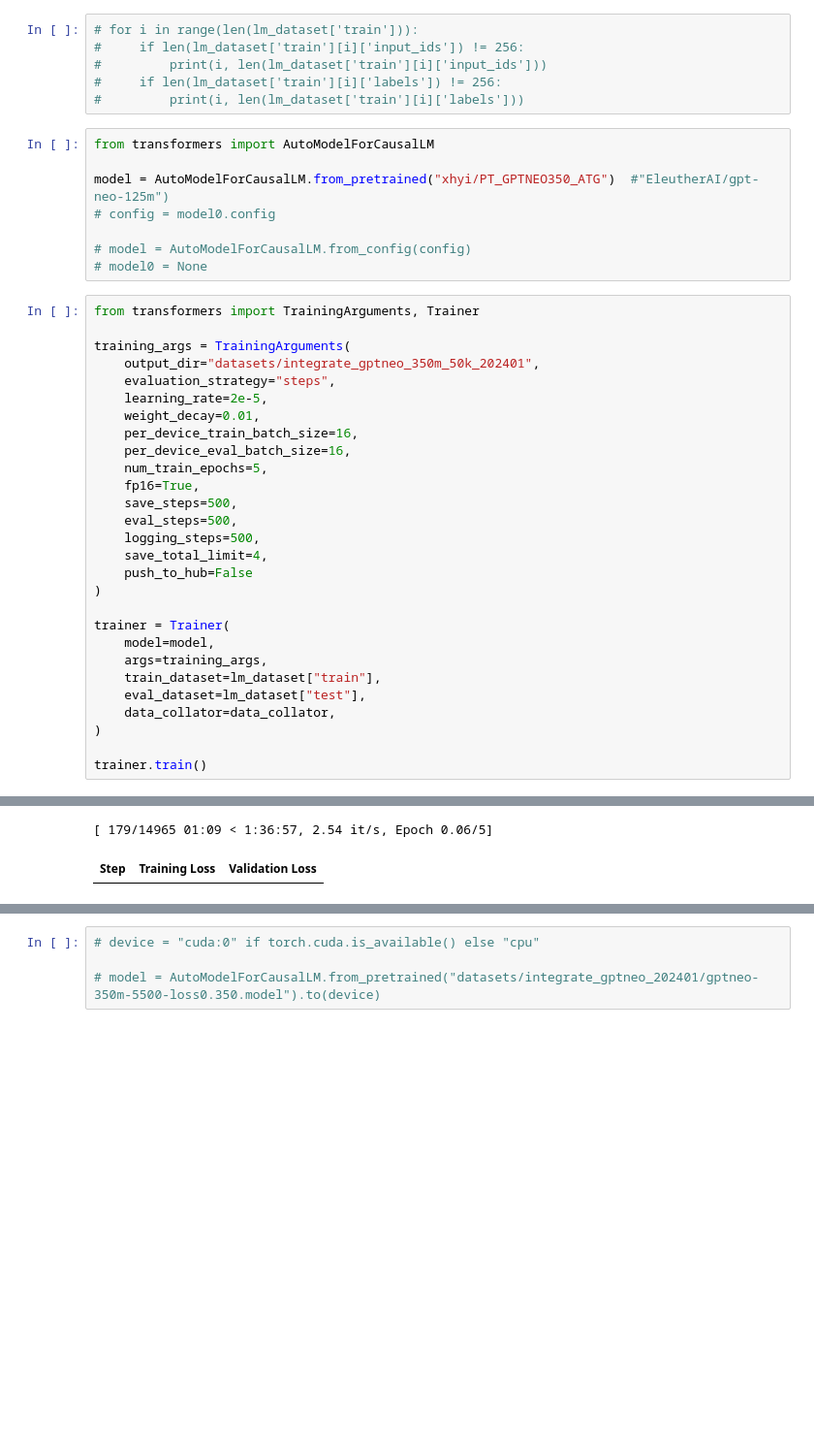
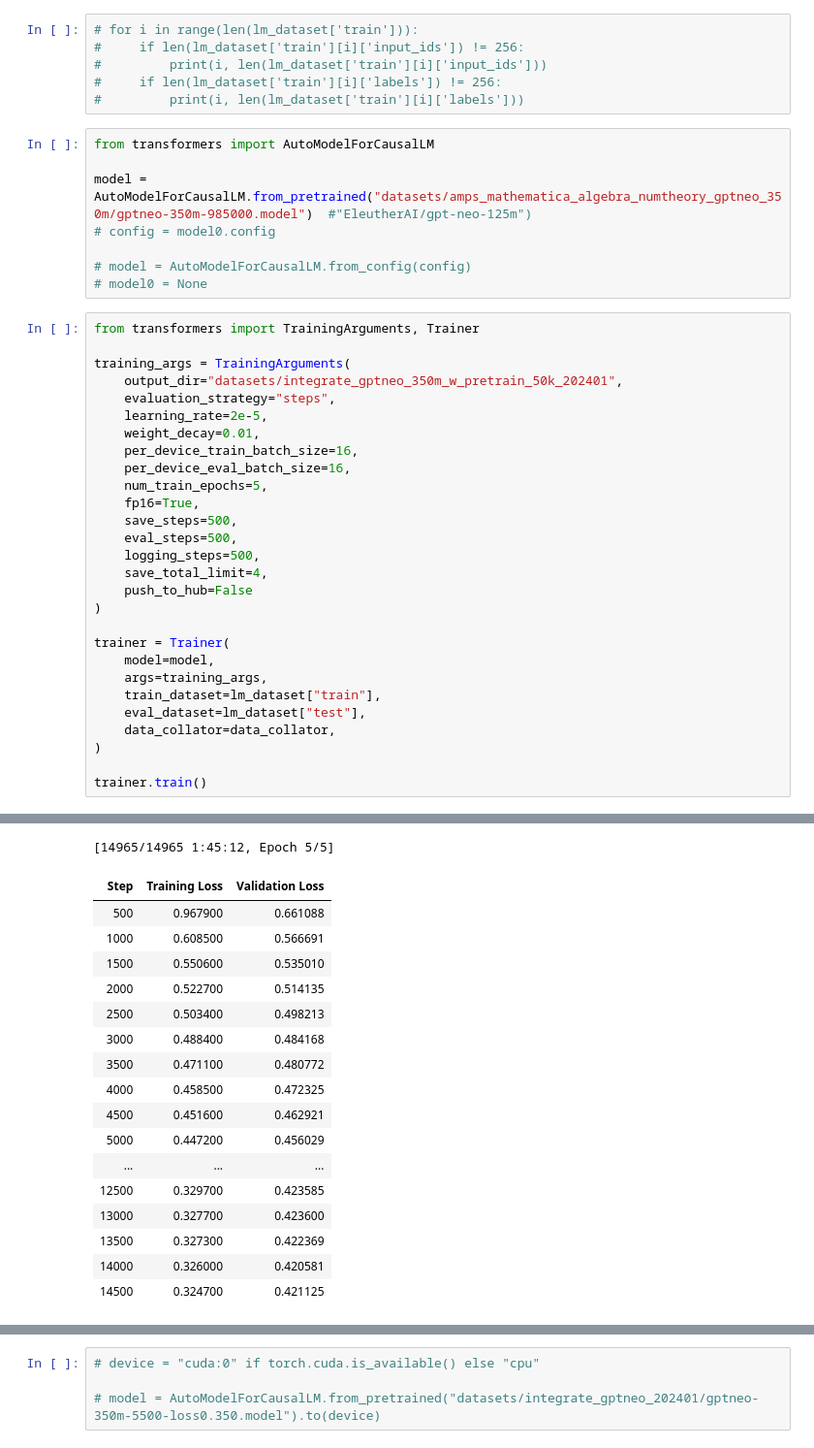
Before and after one commit to xiaoxin-yin/automath, a Jupyter notebook: calculus/integrate_gptneo.ipynb, the cells around one changed output, grey strips where cells are left out. Shown: that part at 97% size. Drawn from its saved outputs; the diff is of its cells as text; blank space fills up the shorter version.

```diff
--- a/calculus/integrate_gptneo.ipynb
+++ b/calculus/integrate_gptneo.ipynb
@@ -121,44 +131,60 @@ data_collator = DataCollatorForLanguageModeling(tokenizer=tokenizer, mlm=False)
 #         print(i, len(lm_dataset['train'][i]['input_ids']))
 #     if len(lm_dataset['train'][i]['labels']) != 256:
 #         print(i, len(lm_dataset['train'][i]['labels']))
-# %%
-from transformers import AutoModelForCausalLM
-
-model = AutoModelForCausalLM.from_pretrained("xhyi/PT_GPTNEO350_ATG")  #"EleutherAI/gpt-neo-125m")
-# config = model0.config
-
-# model = AutoModelForCausalLM.from_config(config)
-# model0 = None
+# %%
+from transformers import AutoModelForCausalLM
+
+model = AutoModelForCausalLM.from_pretrained("datasets/amps_mathematica_algebra_numtheory_gptneo_350m/gptneo-350m-985000.model")  #"EleutherAI/gpt-neo-125m")
+# config = model0.config
+
+# model = AutoModelForCausalLM.from_config(config)
+# model0 = None
 # %%
 from transformers import TrainingArguments, Trainer
 
 training_args = TrainingArguments(
-    output_dir="datasets/integrate_gptneo_350m_50k_202401",
+    output_dir="datasets/integrate_gptneo_350m_w_pretrain_50k_202401",
     evaluation_strategy="steps",
     learning_rate=2e-5,
     weight_decay=0.01,
     per_device_train_batch_size=16,
     per_device_eval_batch_size=16,
     num_train_epochs=5,
     fp16=True,
     save_steps=500,
     eval_steps=500,
     logging_steps=500,
     save_total_limit=4,
     push_to_hub=False
 )
 
 trainer = Trainer(
     model=model,
     args=training_args,
     train_dataset=lm_dataset["train"],
     eval_dataset=lm_dataset["test"],
     data_collator=data_collator,
 )
 
 trainer.train()
 # %% [output]
 Detected kernel version 5.4.0, which is below the recommended minimum of 5.5.0; this can cause the process to hang. It is recommended to upgrade the kernel to the minimum version or higher.
 You're using a GPT2TokenizerFast tokenizer. Please note that with a fast tokenizer, using the `__call__` method is faster than using a method to encode the text followed by a call to the `pad` method  ...
-[ 179/14965 01:09 < 1:36:57, 2.54 it/s, Epoch 0.06/5]
+[14965/14965 1:45:12, Epoch 5/5]
 | Step | Training Loss | Validation Loss |
+| 500 | 0.967900 | 0.661088 |
+| 1000 | 0.608500 | 0.566691 |
+| 1500 | 0.550600 | 0.535010 |
+| 2000 | 0.522700 | 0.514135 |
+| 2500 | 0.503400 | 0.498213 |
+| 3000 | 0.488400 | 0.484168 |
+| 3500 | 0.471100 | 0.480772 |
+| 4000 | 0.458500 | 0.472325 |
+| 4500 | 0.451600 | 0.462921 |
+| 5000 | 0.447200 | 0.456029 |
+| ... | ... | ... |
+| 12500 | 0.329700 | 0.423585 |
+| 13000 | 0.327700 | 0.423600 |
+| 13500 | 0.327300 | 0.422369 |
+| 14000 | 0.326000 | 0.420581 |
+| 14500 | 0.324700 | 0.421125 |
```
Also changed, not shown: parts of 6 cells of this notebook, 1 other file.
